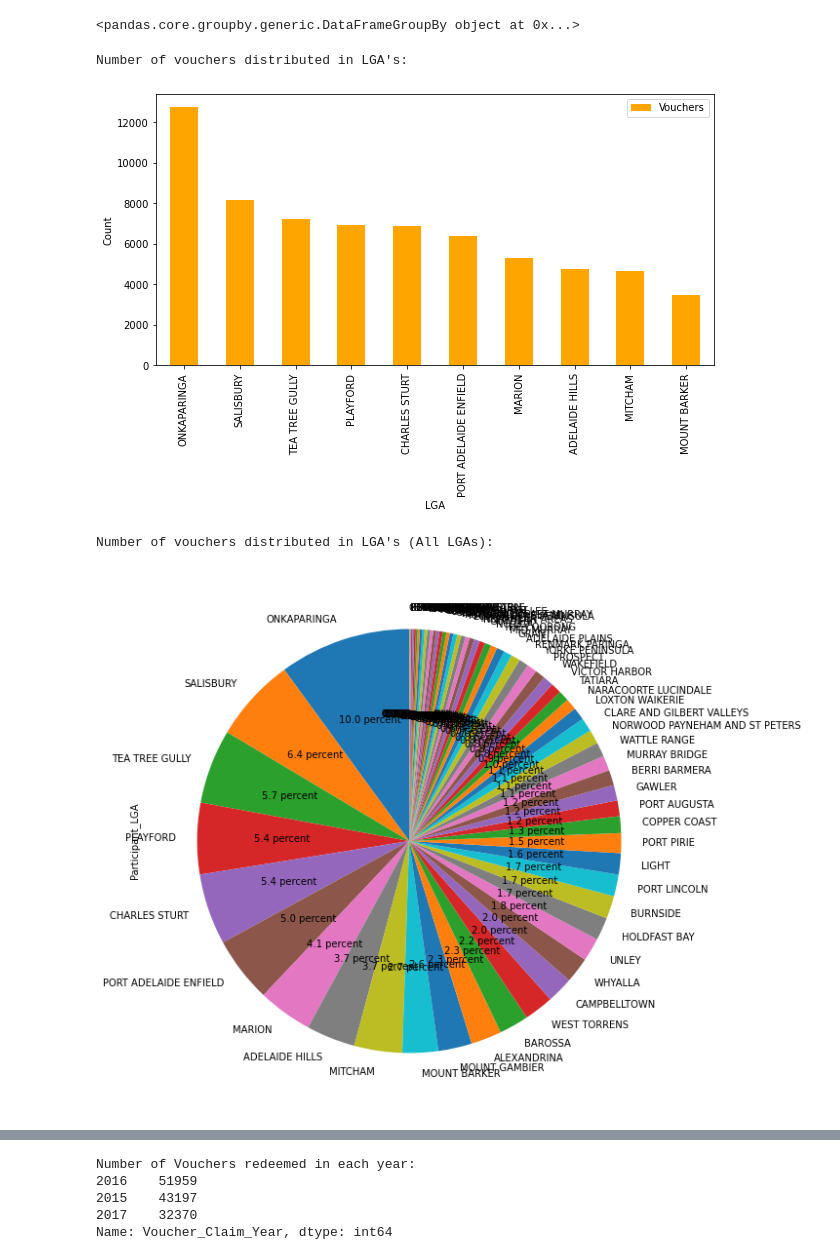
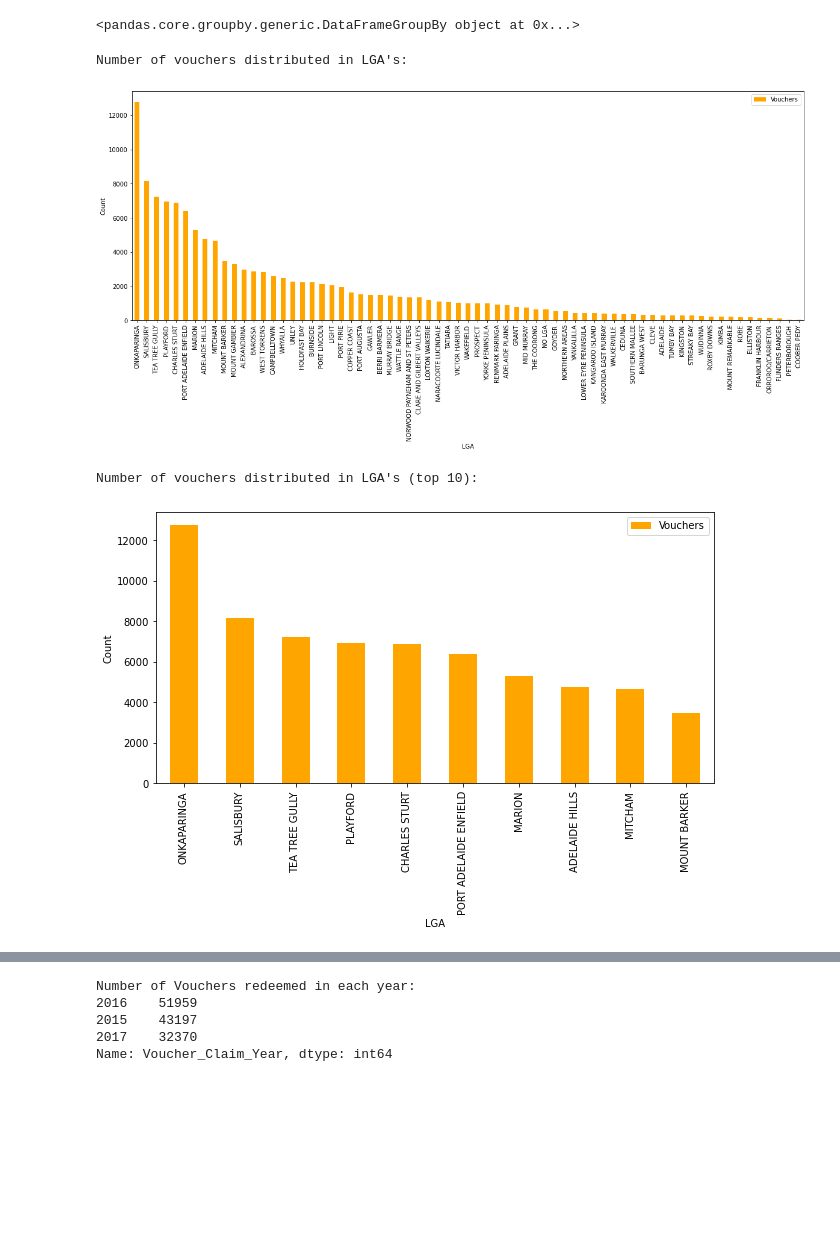
Before and after one commit to MQCOMP2200-S2-2021/data-science-portfolio-JoeB-cybersecurity, a Jupyter notebook: Portfolio 2.ipynb, the cells around one changed output, grey strips where cells are left out. Drawn from its saved outputs; the diff is of its cells as text; code cells hidden in the pictures; blank space fills up the shorter version.

```diff
--- a/Portfolio 2.ipynb
+++ b/Portfolio 2.ipynb
@@ -24,14 +24,14 @@ import seaborn as sns
 %matplotlib inline
 # %%
 # read the sports vouchers data
-sa_vouchers = pd.read_csv("sportsvouchersclaimed.csv")
+sa_vouchers = pd.read_csv("files/sportsvouchersclaimed.csv")
 # %% [markdown]
 The SEIFA data includes row for each Local Government Area (LGA) but the names of the LGAs have a letter or letters in brackets after the name.  To allow us to match this up with the voucher data we remove this and convert to uppercase.
 
 For each LGA the data includes a number of measures all of which could be useful in your exploration.
 # %%
 # read the SEIFA data, create an LGA column by removing the letters in brackets and converting to uppercase
-seifa = pd.read_csv('ABS_SEIFA_LGA.csv')
+seifa = pd.read_csv('files/ABS_SEIFA_LGA.csv')
 seifa = seifa[seifa.LGA_2011.astype(str).str[0]=='4']
 lga = seifa["Local Government Areas - 2011"].str.replace(' \([ACSRCDMT]+\)', '').str.upper()
 seifa['LGA'] = lga
@@ -53,22 +53,24 @@ sa_vouchers_scores.groupby(['Participant_LGA'])
 <pandas.core.groupby.generic.DataFrameGroupBy object at 0x...>
 # %%
 #Describe the distribution of vouchers by: LGA, Sport - which regions/sports stand out?
-
-plt.figure(figsize=(10,5))
-sa_vouchers_scores.Participant_LGA.value_counts().head(10).plot(kind="bar",color="orange",label="Vouchers")
+plt.figure(figsize=(20,7))
+sa_vouchers_scores.Participant_LGA.value_counts().plot(kind="bar",color="orange",label="Vouchers")
 plt.xlabel("LGA")
 plt.ylabel("Count")
 plt.legend()
 print("\n\nNumber of vouchers distributed in LGA's:")
 # %% [output]
 Number of vouchers distributed in LGA's:
-[figure, old version]
+[figure, new version]
 # %%
-plt.figure(figsize=(10,10))
-sa_vouchers_scores.Participant_LGA.value_counts().plot.pie(startangle=90,autopct="%.1f percent")
-print("\n\nNumber of vouchers distributed in LGA's (All LGAs):")
+plt.figure(figsize=(10,5))
+sa_vouchers_scores.Participant_LGA.value_counts().head(10).plot(kind="bar",color="orange",label="Vouchers")
+plt.xlabel("LGA")
+plt.ylabel("Count")
+plt.legend()
+print("\n\nNumber of vouchers distributed in LGA's (top 10):")
 # %% [output]
-Number of vouchers distributed in LGA's (All LGAs):
+Number of vouchers distributed in LGA's (top 10):
-[figure, old version]
+[figure, new version]
 # %%
 #Now for Sports
```
Also changed, not shown: parts of 16 cells of this notebook, 2 other files.
